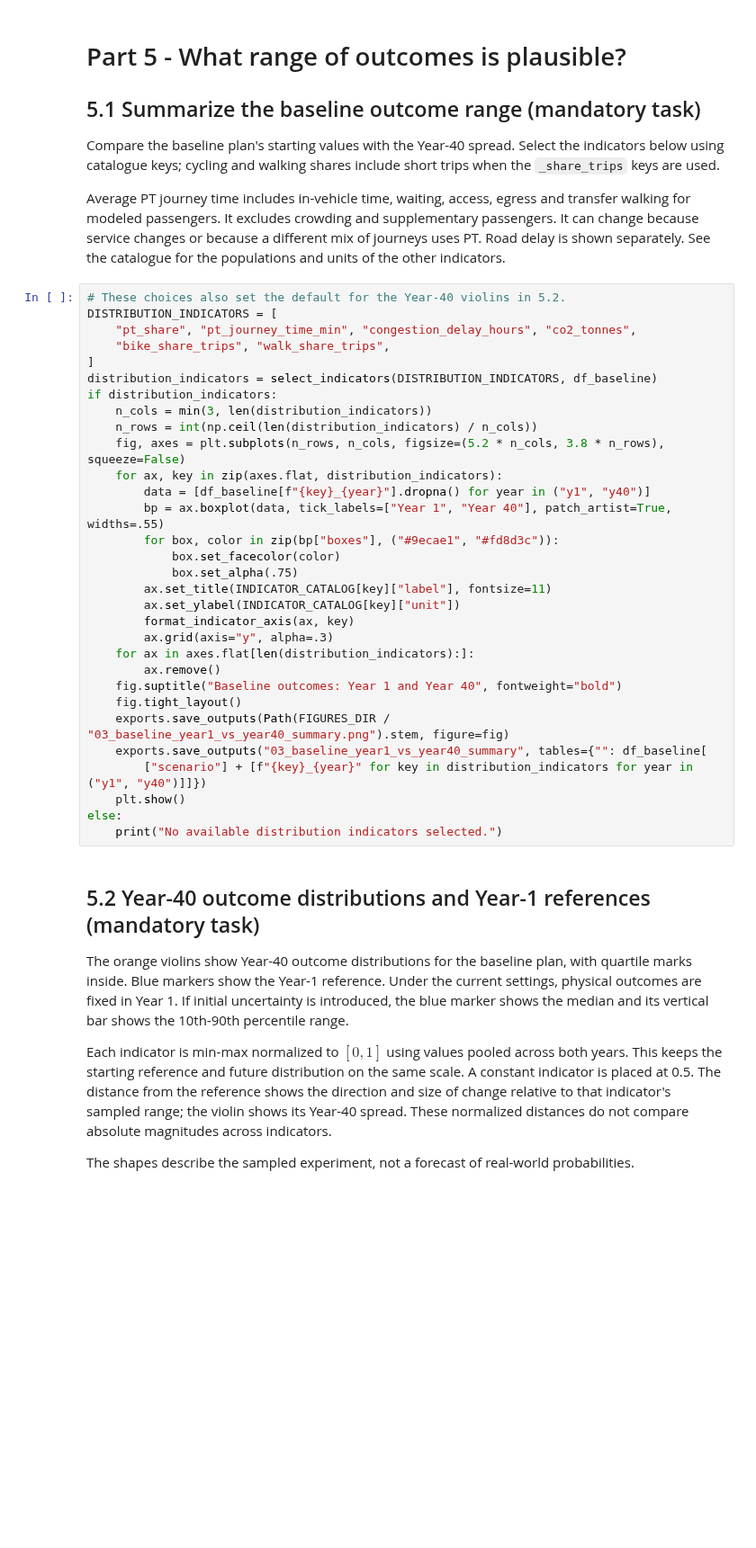
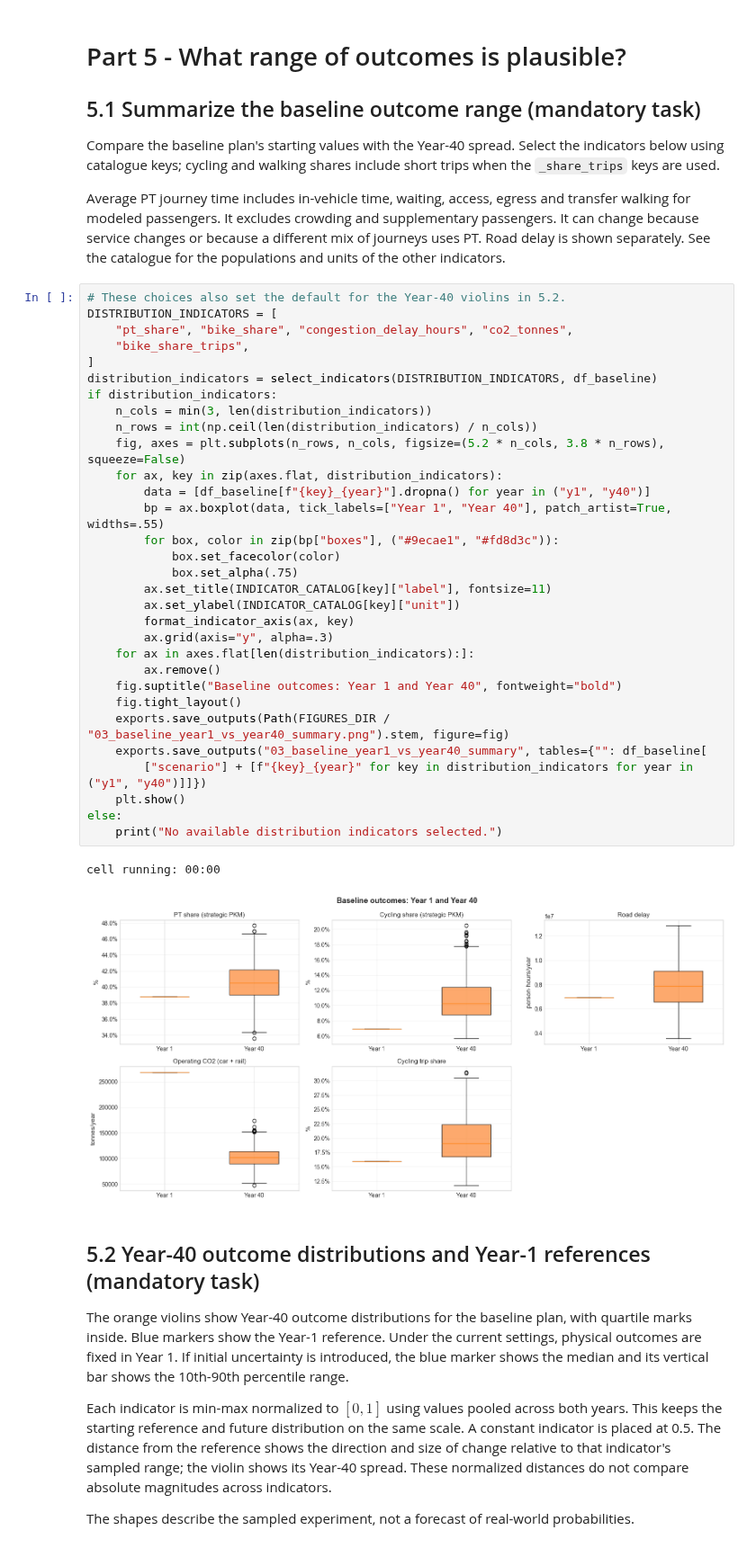
Before and after one commit to sebischoff/IP-HS26-MehrSpur-CaseStudy, a Jupyter notebook: notebooks/03_uncertainty_modeling.ipynb, the cells around one changed output. Shown at 90% size. Drawn from its saved outputs; the diff is of its cells as text; blank space fills up the shorter version.

```diff
--- a/notebooks/03_uncertainty_modeling.ipynb
+++ b/notebooks/03_uncertainty_modeling.ipynb
@@ -1528,34 +1511,37 @@ Average PT journey time includes in-vehicle time, waiting, access, egress and tr
 # %%
 # These choices also set the default for the Year-40 violins in 5.2.
 DISTRIBUTION_INDICATORS = [
-    "pt_share", "pt_journey_time_min", "congestion_delay_hours", "co2_tonnes",
-    "bike_share_trips", "walk_share_trips",
+    "pt_share", "bike_share", "congestion_delay_hours", "co2_tonnes",
+    "bike_share_trips",
 ]
 distribution_indicators = select_indicators(DISTRIBUTION_INDICATORS, df_baseline)
 if distribution_indicators:
     n_cols = min(3, len(distribution_indicators))
     n_rows = int(np.ceil(len(distribution_indicators) / n_cols))
     fig, axes = plt.subplots(n_rows, n_cols, figsize=(5.2 * n_cols, 3.8 * n_rows), squeeze=False)
     for ax, key in zip(axes.flat, distribution_indicators):
         data = [df_baseline[f"{key}_{year}"].dropna() for year in ("y1", "y40")]
         bp = ax.boxplot(data, tick_labels=["Year 1", "Year 40"], patch_artist=True, widths=.55)
         for box, color in zip(bp["boxes"], ("#9ecae1", "#fd8d3c")):
             box.set_facecolor(color)
             box.set_alpha(.75)
         ax.set_title(INDICATOR_CATALOG[key]["label"], fontsize=11)
         ax.set_ylabel(INDICATOR_CATALOG[key]["unit"])
         format_indicator_axis(ax, key)
         ax.grid(axis="y", alpha=.3)
     for ax in axes.flat[len(distribution_indicators):]:
         ax.remove()
     fig.suptitle("Baseline outcomes: Year 1 and Year 40", fontweight="bold")
     fig.tight_layout()
     exports.save_outputs(Path(FIGURES_DIR / "03_baseline_year1_vs_year40_summary.png").stem, figure=fig)
     exports.save_outputs("03_baseline_year1_vs_year40_summary", tables={"": df_baseline[
         ["scenario"] + [f"{key}_{year}" for key in distribution_indicators for year in ("y1", "y40")]]})
     plt.show()
 else:
     print("No available distribution indicators selected.")
+# %% [output]
+cell running: 00:00
+[figure, added]
 # %% [markdown]
 ## 5.2 Year-40 outcome distributions and Year-1 references (mandatory task)
 
```
Also changed, not shown: parts of 33 cells of this notebook, 4 other files.
